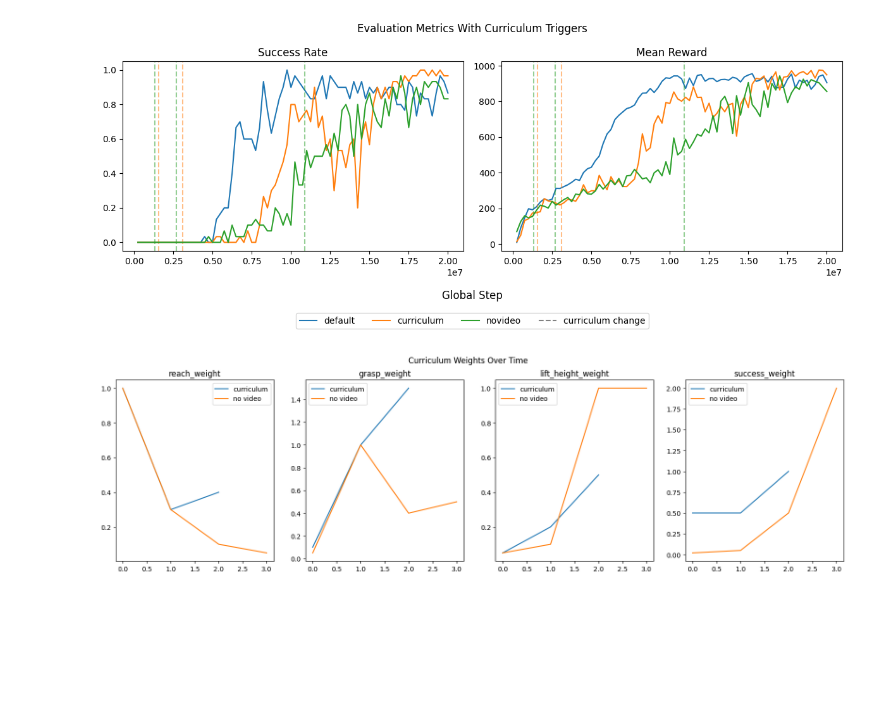
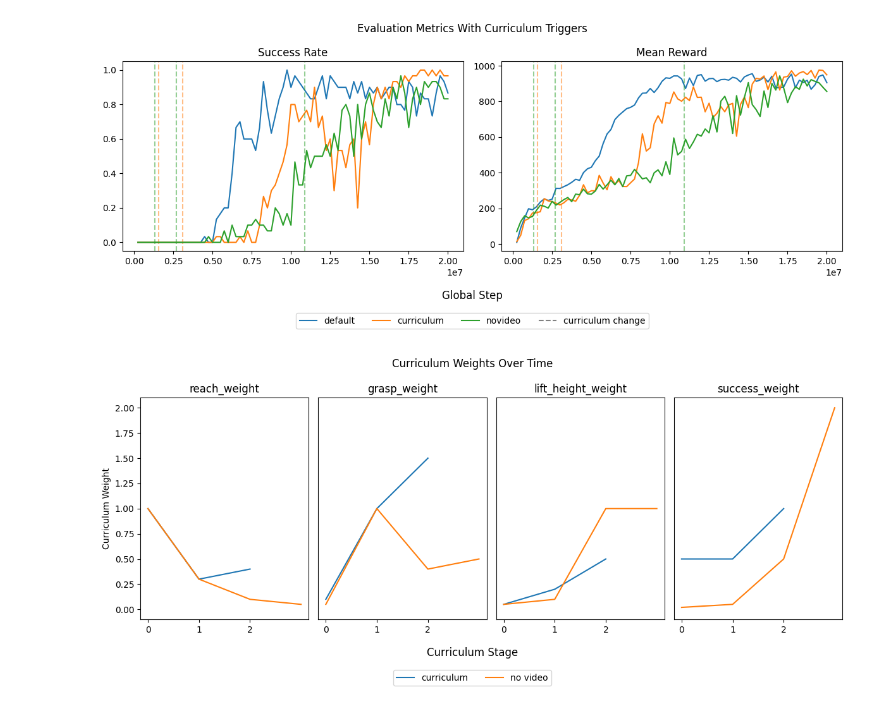
Before and after one commit to danyoungday/robteach, a Jupyter notebook: analysis.ipynb, the cells around one changed output. Saved outputs shown, nothing was run; the diff lists cells and outputs as text; code cells hidden in the pictures; blank space fills up the shorter version.

```diff
--- a/analysis.ipynb
+++ b/analysis.ipynb
@@ -74,16 +76,40 @@ def create_curriculum_history(run_id: str, curriculum_columns: list[str]) -> pd.
 curriculum_history = create_curriculum_history(name_to_run["curriculum"], curriculum_columns)
 no_video_history = create_curriculum_history(name_to_run["novideo"], curriculum_columns)
 # %%
-def plot_curriculum(curriculum_history: dict[str, np.ndarray], no_video_history: dict[str, np.ndarray]):
-    fig, axes = plt.subplots(1, 4, figsize=(20, 5))
+def plot_curriculum(curriculum_history: dict[str, np.ndarray], no_video_history: dict[str, np.ndarray], save_path: str = None):
+    fig, axes = plt.subplots(1, 4, figsize=(12, 5))
+    weight_range = (0, 0)
     for i, (col, values) in enumerate(curriculum_history.items()):
         axes[i].plot(values, label="curriculum")
         axes[i].plot(no_video_history[col], label="no video")
         axes[i].set_title(col.split("/")[-1])
-        axes[i].legend()
-    fig.suptitle("Curriculum Weights Over Time")
+
+        max_weight = max(values.max(), no_video_history[col].max())
+        min_weight = min(values.min(), no_video_history[col].min())
+
+        weight_range = (min(weight_range[0], min_weight), max(weight_range[1], max_weight))
+
+        if i != 0:
+            axes[i].set_yticks([])
+        axes[i].set_xticks(range(len(values)+1))
+
+    for ax in axes:
+        ax.set_ylim(weight_range[0] - 0.1, weight_range[1] + 0.1)
+
+    axes[0].set_ylabel("Curriculum Weight")
+    fig.supxlabel("Curriculum Stage", y=0.1)
+
+    # Shared legend at bottom, below supxlabel, plus a "curriculum change" entry
+    handles, labels = axes[0].get_legend_handles_labels()
+    fig.legend(handles, labels, loc="lower center", ncol=len(handles), bbox_to_anchor=(0.5, 0.0))
+
+    fig.tight_layout(rect=[0, 0.08, 1, 1])
+
+    fig.suptitle("Curriculum Weights Over Time",y=1.05)
+    if save_path:
+        plt.savefig(save_path, bbox_inches="tight", format="png", dpi=300)
     plt.show()
 
-plot_curriculum(curriculum_history, no_video_history)
+plot_curriculum(curriculum_history, no_video_history, save_path="figures/curriculum.png")
 # %% [output]
-[figure, old version]
+[figure, new version]
```
Also changed, not shown: parts of 1 cell of this notebook.
